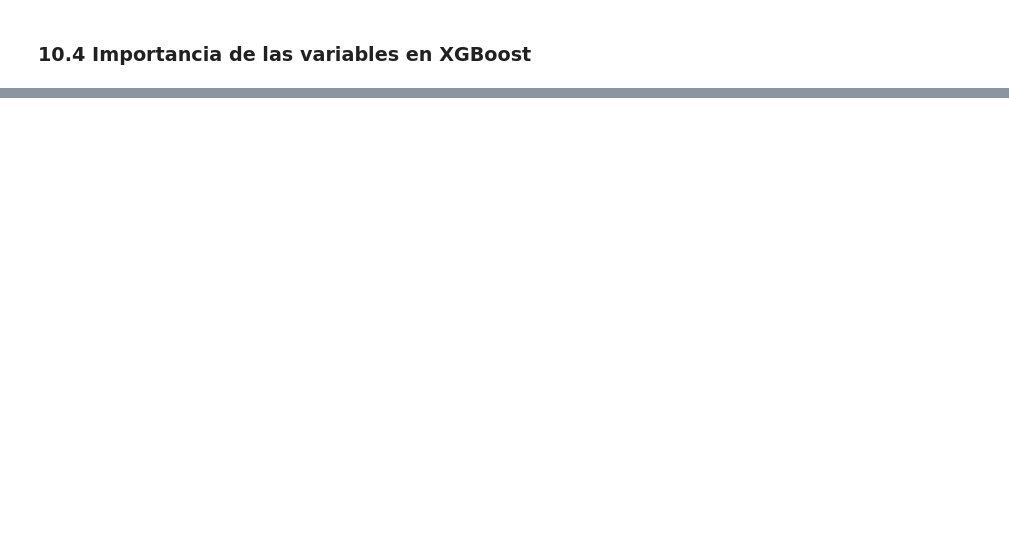
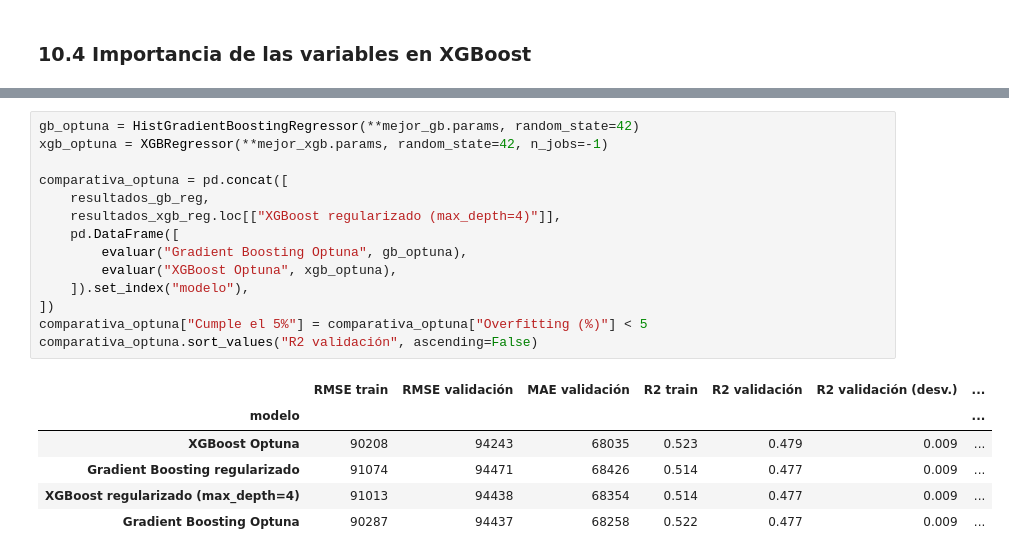
Before and after one commit to Bootcamp-DA-P3/ML_project_UCI_Credit_Card_data, a Jupyter notebook: notebooks/proyecto_regresion.ipynb, the cells around one changed output, grey strips where cells are left out. Drawn from its saved outputs; the diff is of its cells as text; blank space fills up the shorter version.

```diff
--- a/notebooks/proyecto_regresion.ipynb
+++ b/notebooks/proyecto_regresion.ipynb
@@ -1244,0 +1362,21 @@ eg_lambda=5):** reduce el overfitting al 3,86% y sube el ^2$ de validación a 0,
+# %%
+gb_optuna = HistGradientBoostingRegressor(**mejor_gb.params, random_state=42)
+xgb_optuna = XGBRegressor(**mejor_xgb.params, random_state=42, n_jobs=-1)
+
+comparativa_optuna = pd.concat([
+    resultados_gb_reg,
+    resultados_xgb_reg.loc[["XGBoost regularizado (max_depth=4)"]],
+    pd.DataFrame([
+        evaluar("Gradient Boosting Optuna", gb_optuna),
+        evaluar("XGBoost Optuna", xgb_optuna),
+    ]).set_index("modelo"),
+])
+comparativa_optuna["Cumple el 5%"] = comparativa_optuna["Overfitting (%)"] < 5
+comparativa_optuna.sort_values("R2 validación", ascending=False)
+# %% [output]
+|  | RMSE train | RMSE validación | MAE validación | R2 train | R2 validación | R2 validación (desv.) | ... |
+| modelo |  |  |  |  |  |  | ... |
+| XGBoost Optuna | 90208 | 94243 | 68035 | 0.523 | 0.479 | 0.009 | ... |
+| Gradient Boosting regularizado | 91074 | 94471 | 68426 | 0.514 | 0.477 | 0.009 | ... |
+| XGBoost regularizado (max_depth=4) | 91013 | 94438 | 68354 | 0.514 | 0.477 | 0.009 | ... |
+| Gradient Boosting Optuna | 90287 | 94437 | 68258 | 0.522 | 0.477 | 0.009 | ... |
```
Also changed, not shown: parts of 13 cells of this notebook, 1 other file.
